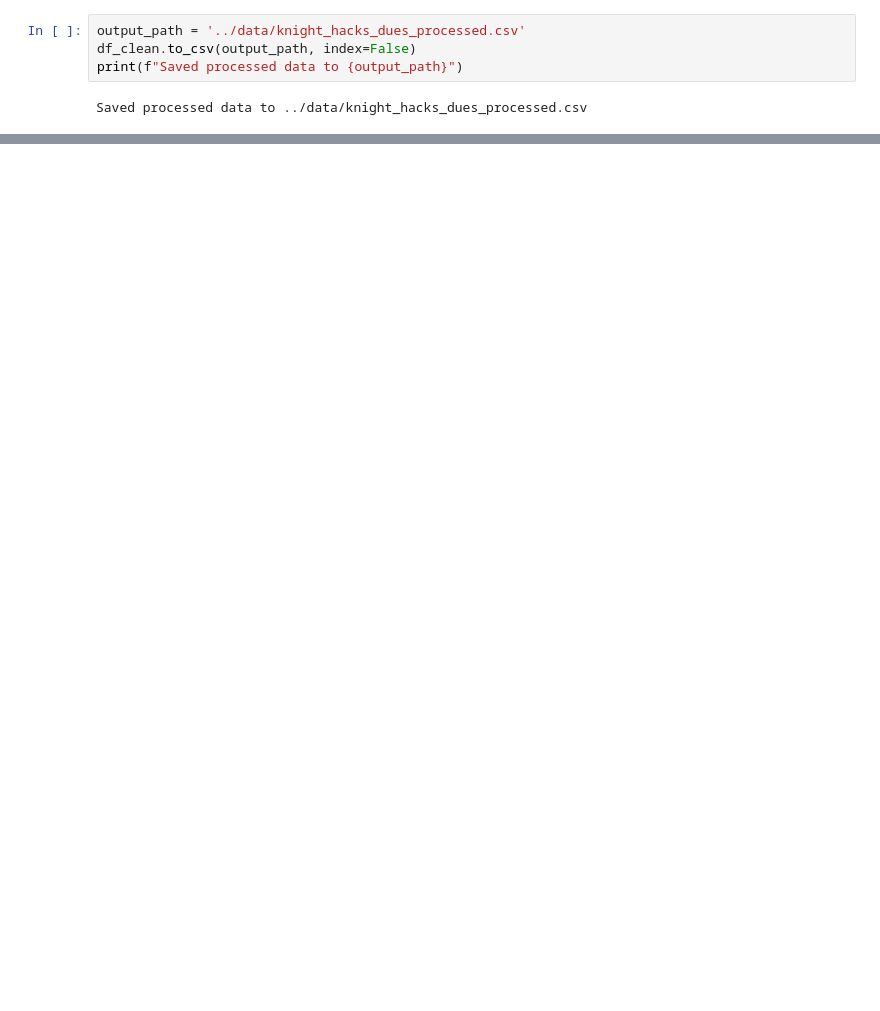
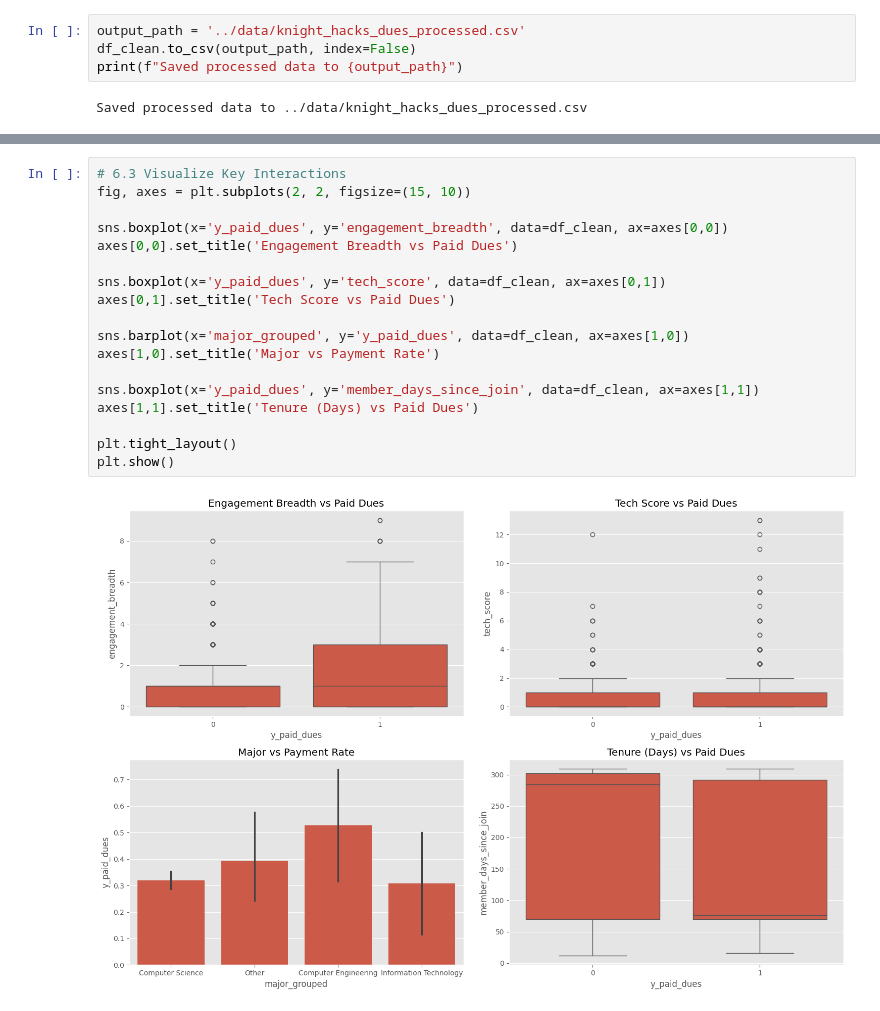
Before and after one commit to ISC4241/final-project, a Jupyter notebook: notebooks/2-feature-engineering.ipynb, the cells around one changed output, grey strips where cells are left out. Cells and saved outputs as stored; diff of their text form; blank space fills up the shorter version.

```diff
--- a/notebooks/2-feature-engineering.ipynb
+++ b/notebooks/2-feature-engineering.ipynb
@@ -163,0 +247,20 @@ Saved processed data to ../data/knight_hacks_dues_processed.csv
+# %%
+# 6.3 Visualize Key Interactions
+fig, axes = plt.subplots(2, 2, figsize=(15, 10))
+
+sns.boxplot(x='y_paid_dues', y='engagement_breadth', data=df_clean, ax=axes[0,0])
+axes[0,0].set_title('Engagement Breadth vs Paid Dues')
+
+sns.boxplot(x='y_paid_dues', y='tech_score', data=df_clean, ax=axes[0,1])
+axes[0,1].set_title('Tech Score vs Paid Dues')
+
+sns.barplot(x='major_grouped', y='y_paid_dues', data=df_clean, ax=axes[1,0])
+axes[1,0].set_title('Major vs Payment Rate')
+
+sns.boxplot(x='y_paid_dues', y='member_days_since_join', data=df_clean, ax=axes[1,1])
+axes[1,1].set_title('Tenure (Days) vs Paid Dues')
+
+plt.tight_layout()
+plt.show()
+# %% [output]
+[figure, added]
```
Also changed, not shown: parts of 14 cells of this notebook, 5 other files.
